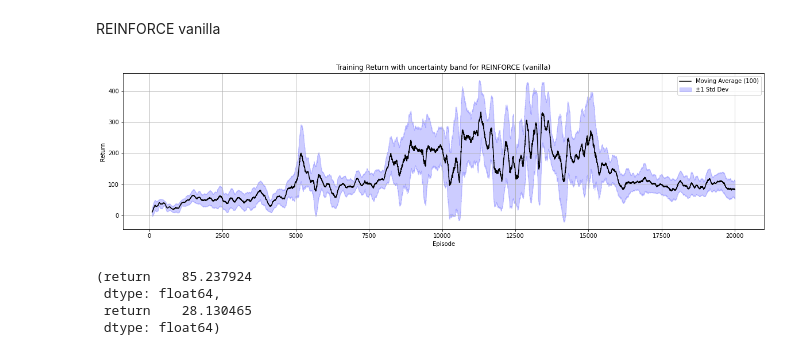
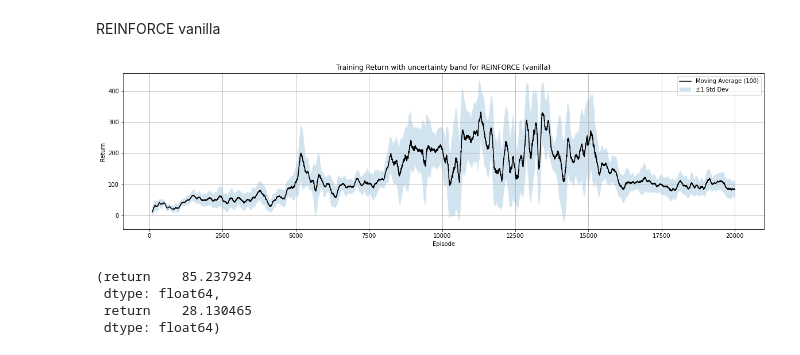
Before and after one commit to dalial89/rl_mldl_25, a Jupyter notebook: models_data/data_analysis.ipynb, the cells around one changed output. Saved outputs shown, nothing was run; the diff lists cells and outputs as text; code cells hidden in the pictures.

```diff
--- a/models_data/data_analysis.ipynb
+++ b/models_data/data_analysis.ipynb
@@ -9,33 +9,32 @@ REINFORCE vanilla
 # %%
 csv_path = "vanilla_seed_42_returns.csv"
 
 df = pd.read_csv(csv_path)
 
 window = 100
 rolling_mean = df["return"].rolling(window=window).mean()
 rolling_std = df["return"].rolling(window=window).std()
 
 plt.figure(figsize=(20, 5))
 plt.plot(df["episode"], rolling_mean, label="Moving Average (100)", color="black")
 
 # Banda di confidenza ±1 std
 plt.fill_between(
     df["episode"],
     rolling_mean - rolling_std,
     rolling_mean + rolling_std,
-    color="blue",
     alpha=0.2,
     label="±1 Std Dev"
 )
 
 plt.xlabel("Episode")
 plt.ylabel("Return")
 plt.title("Training Return with uncertainty band for REINFORCE (vanilla)")
 plt.legend()
 plt.grid(True)
 plt.show()
 # %% [output]
-[figure, old version]
+[figure, new version]
 # %%
 df = pd.read_csv("REINFORCE_seed_42_test_returns.csv")
 df.mean(), df.std()
```
Also changed, not shown: parts of 10 cells of this notebook, 6 other files.
